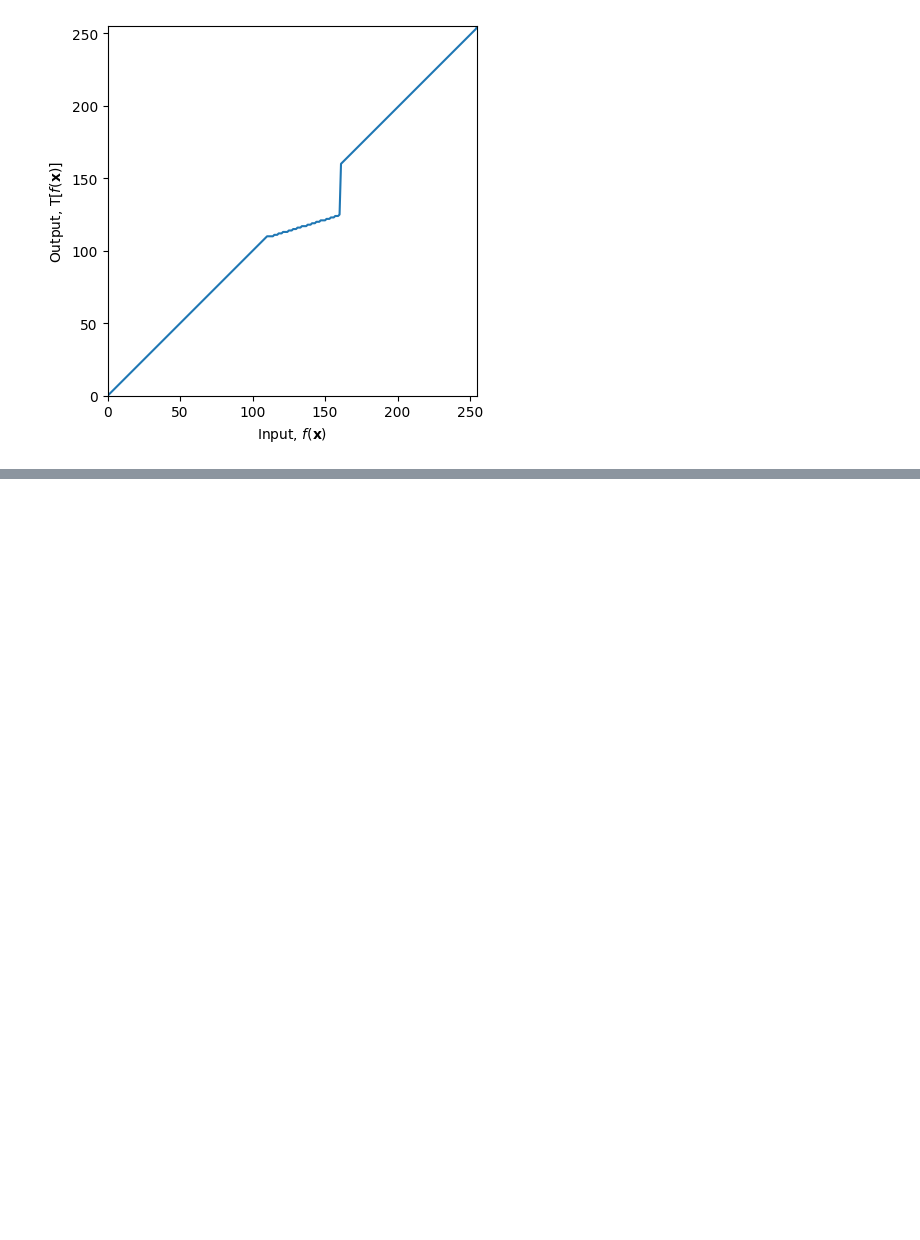
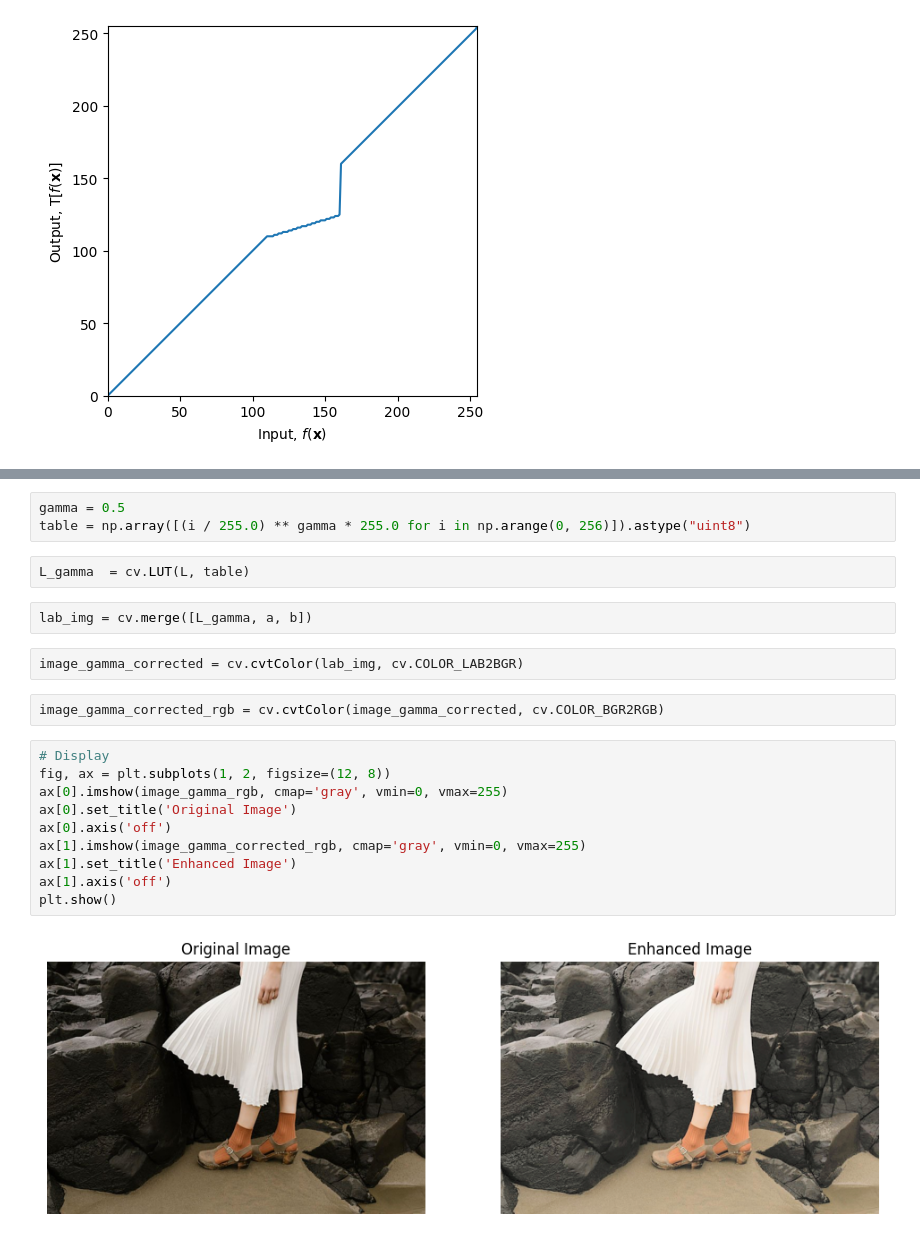
Before and after one commit to RepZ97/IT5437-computer-vision-assignment, a Jupyter notebook: IT5437_ComputerVision_assignment.ipynb, the cells around one changed output, grey strips where cells are left out. Saved outputs shown, nothing was run; the diff lists cells and outputs as text; blank space fills up the shorter version.

Commit message:
Apply gamma correction to L plane

```diff
--- a/IT5437_ComputerVision_assignment.ipynb
+++ b/IT5437_ComputerVision_assignment.ipynb
@@ -128,0 +142,23 @@ plt.show()
+# %%
+gamma = 0.5
+table = np.array([(i / 255.0) ** gamma * 255.0 for i in np.arange(0, 256)]).astype("uint8")
+# %%
+L_gamma  = cv.LUT(L, table)
+# %%
+lab_img = cv.merge([L_gamma, a, b])
+# %%
+image_gamma_corrected = cv.cvtColor(lab_img, cv.COLOR_LAB2BGR)
+# %%
+image_gamma_corrected_rgb = cv.cvtColor(image_gamma_corrected, cv.COLOR_BGR2RGB)
+# %%
+# Display
+fig, ax = plt.subplots(1, 2, figsize=(12, 8))
+ax[0].imshow(image_gamma_rgb, cmap='gray', vmin=0, vmax=255)
+ax[0].set_title('Original Image')
+ax[0].axis('off')
+ax[1].imshow(image_gamma_corrected_rgb, cmap='gray', vmin=0, vmax=255)
+ax[1].set_title('Enhanced Image')
+ax[1].axis('off')
+plt.show()
+# %% [output]
+[figure, added]
```
Also changed, not shown: parts of 8 cells of this notebook.
